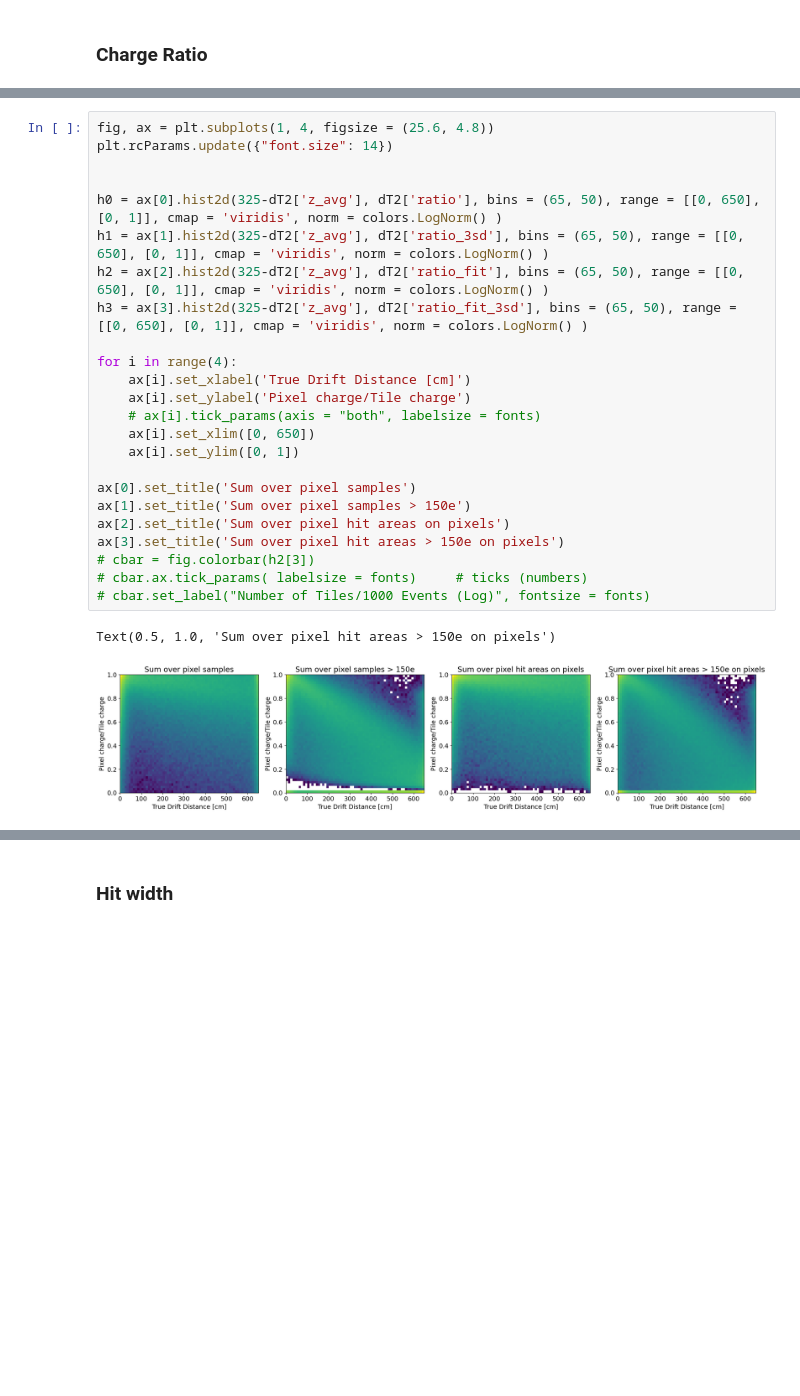
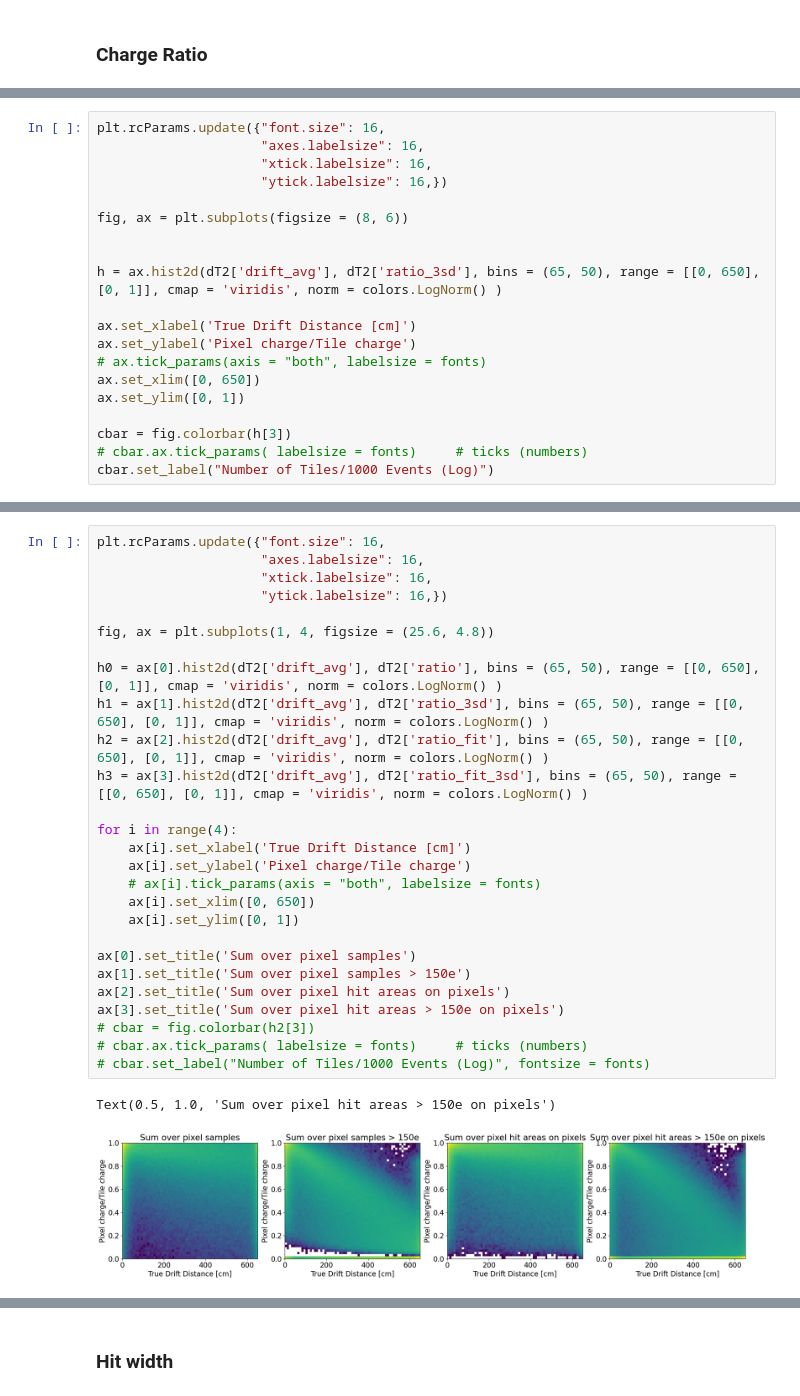
Before and after one commit to wangbtc/GAMPix4SNe, a Jupyter notebook: Validation/detsim/studyReadout1.ipynb, the cells around one changed output, grey strips where cells are left out. Cells and saved outputs as stored; diff of their text form; blank space fills up the shorter version.

```diff
--- a/Validation/detsim/studyReadout1.ipynb
+++ b/Validation/detsim/studyReadout1.ipynb
@@ -579,0 +592,20 @@ ax.legend()
+# %%
+plt.rcParams.update({"font.size": 16,
+                     "axes.labelsize": 16,
+                     "xtick.labelsize": 16,
+                     "ytick.labelsize": 16,})
+
+fig, ax = plt.subplots(figsize = (8, 6))
+
+
+h = ax.hist2d(dT2['drift_avg'], dT2['ratio_3sd'], bins = (65, 50), range = [[0, 650], [0, 1]], cmap = 'viridis', norm = colors.LogNorm() )
+
+ax.set_xlabel('True Drift Distance [cm]')
+ax.set_ylabel('Pixel charge/Tile charge')
+# ax.tick_params(axis = "both", labelsize = fonts)
+ax.set_xlim([0, 650])
+ax.set_ylim([0, 1])
+
+cbar = fig.colorbar(h[3])
+# cbar.ax.tick_params( labelsize = fonts)     # ticks (numbers)
+cbar.set_label("Number of Tiles/1000 Events (Log)")
@@ -580,28 +614,31 @@ ax.legend()
 # %%
+plt.rcParams.update({"font.size": 16,
+                     "axes.labelsize": 16,
+                     "xtick.labelsize": 16,
+                     "ytick.labelsize": 16,})
+
 fig, ax = plt.subplots(1, 4, figsize = (25.6, 4.8))
-plt.rcParams.update({"font.size": 14})
 
-
-h0 = ax[0].hist2d(325-dT2['z_avg'], dT2['ratio'], bins = (65, 50), range = [[0, 650], [0, 1]], cmap = 'viridis', norm = colors.LogNorm() )
-h1 = ax[1].hist2d(325-dT2['z_avg'], dT2['ratio_3sd'], bins = (65, 50), range = [[0, 650], [0, 1]], cmap = 'viridis', norm = colors.LogNorm() )
-h2 = ax[2].hist2d(325-dT2['z_avg'], dT2['ratio_fit'], bins = (65, 50), range = [[0, 650], [0, 1]], cmap = 'viridis', norm = colors.LogNorm() )
-h3 = ax[3].hist2d(325-dT2['z_avg'], dT2['ratio_fit_3sd'], bins = (65, 50), range = [[0, 650], [0, 1]], cmap = 'viridis', norm = colors.LogNorm() )
+h0 = ax[0].hist2d(dT2['drift_avg'], dT2['ratio'], bins = (65, 50), range = [[0, 650], [0, 1]], cmap = 'viridis', norm = colors.LogNorm() )
+h1 = ax[1].hist2d(dT2['drift_avg'], dT2['ratio_3sd'], bins = (65, 50), range = [[0, 650], [0, 1]], cmap = 'viridis', norm = colors.LogNorm() )
+h2 = ax[2].hist2d(dT2['drift_avg'], dT2['ratio_fit'], bins = (65, 50), range = [[0, 650], [0, 1]], cmap = 'viridis', norm = colors.LogNorm() )
+h3 = ax[3].hist2d(dT2['drift_avg'], dT2['ratio_fit_3sd'], bins = (65, 50), range = [[0, 650], [0, 1]], cmap = 'viridis', norm = colors.LogNorm() )
 
 for i in range(4):
     ax[i].set_xlabel('True Drift Distance [cm]')
     ax[i].set_ylabel('Pixel charge/Tile charge')
     # ax[i].tick_params(axis = "both", labelsize = fonts)
     ax[i].set_xlim([0, 650])
     ax[i].set_ylim([0, 1])
 
 ax[0].set_title('Sum over pixel samples')
 ax[1].set_title('Sum over pixel samples > 150e')
 ax[2].set_title('Sum over pixel hit areas on pixels')
 ax[3].set_title('Sum over pixel hit areas > 150e on pixels')
 # cbar = fig.colorbar(h2[3])
 # cbar.ax.tick_params( labelsize = fonts)     # ticks (numbers)
 # cbar.set_label("Number of Tiles/1000 Events (Log)", fontsize = fonts)
 # %% [output]
 Text(0.5, 1.0, 'Sum over pixel hit areas > 150e on pixels')
-[figure, old version]
+[figure, new version]
 # %%
```
Also changed, not shown: parts of 13 cells of this notebook.
